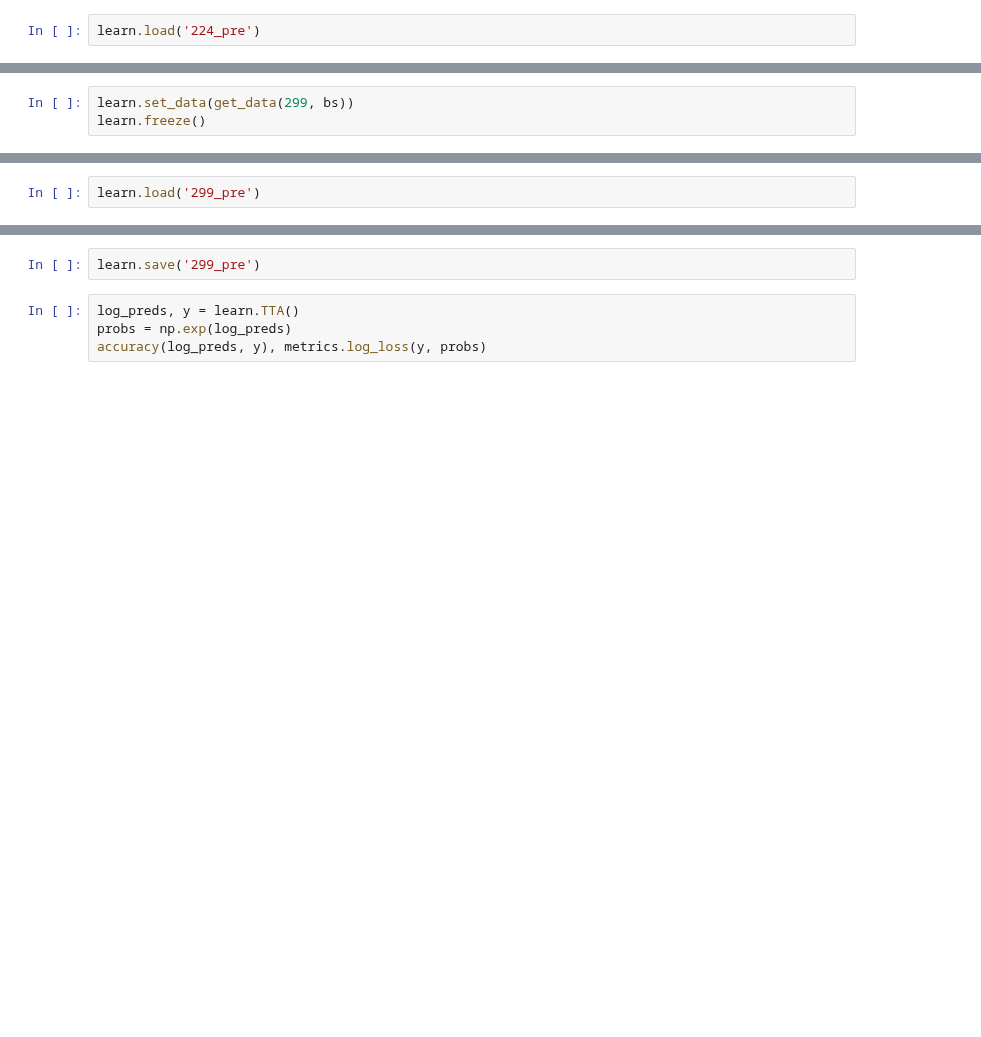
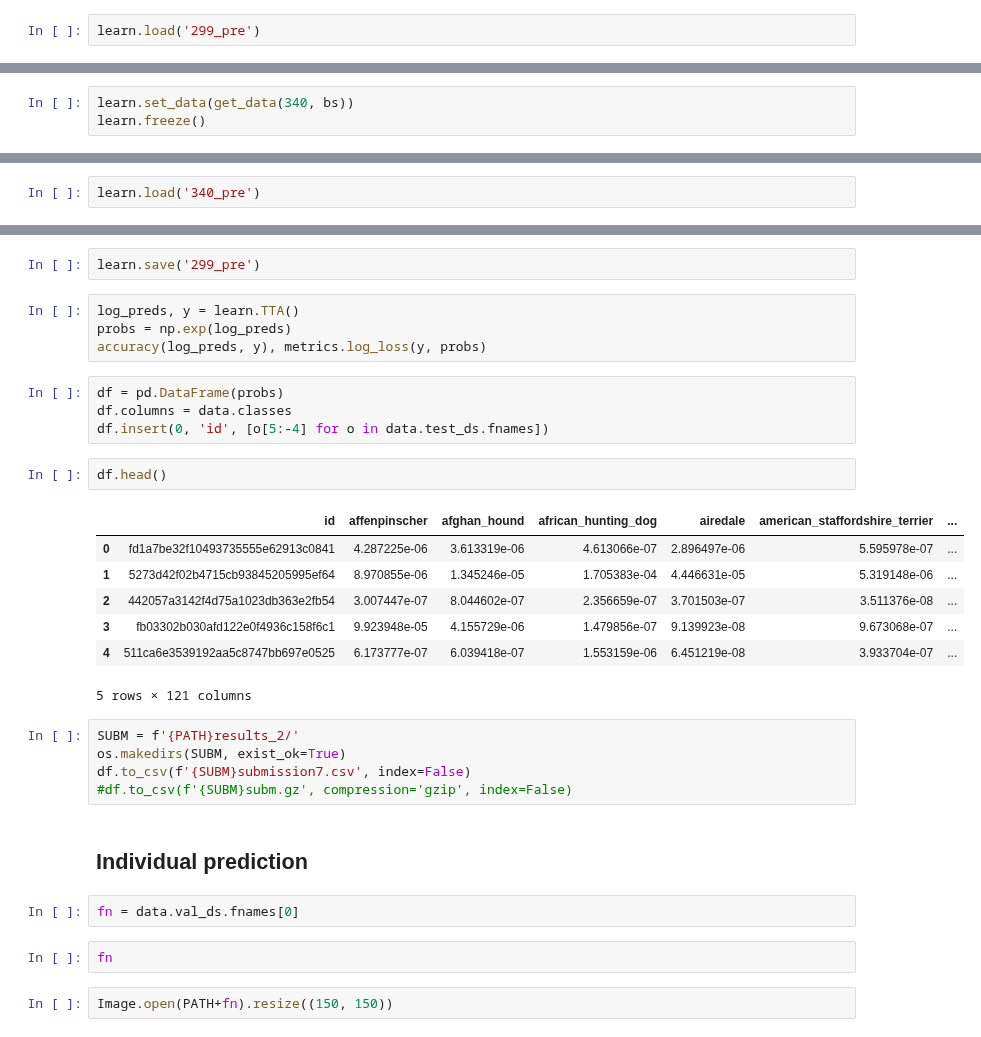
Before and after one commit to agoila/fastai, a Jupyter notebook: courses/dl1/dog-breed-Copy1.ipynb, the cells around one changed output, grey strips where cells are left out. Saved outputs shown, nothing was run; the diff lists cells and outputs as text; blank space fills up the shorter version.

```diff
--- a/courses/dl1/dog-breed-Copy1.ipynb
+++ b/courses/dl1/dog-breed-Copy1.ipynb
@@ -184,7 +143,7 @@ learn.save('224_pre')
 # %%
-learn.load('224_pre')
+learn.load('299_pre')
 # %% [markdown]
 ## Increase size
 # %%
-learn.set_data(get_data(299, bs))
+learn.set_data(get_data(340, bs))
 learn.freeze()
@@ -219,4 +176,4 @@ learn.save('299_pre')
 # %%
-learn.load('299_pre')
+learn.load('340_pre')
 # %%
 learn.fit(1e-2, 1, cycle_len=2)
@@ -283,3 +216,30 @@ learn.save('299_pre')
 log_preds, y = learn.TTA()
 probs = np.exp(log_preds)
 accuracy(log_preds, y), metrics.log_loss(y, probs)
+# %%
+df = pd.DataFrame(probs)
+df.columns = data.classes
+df.insert(0, 'id', [o[5:-4] for o in data.test_ds.fnames])
+# %%
+df.head()
+# %% [output]
+|  | id | affenpinscher | afghan_hound | african_hunting_dog | airedale | american_staffordshire_terrier | ... |
+| 0 | fd1a7be32f10493735555e62913c0841 | 4.287225e-06 | 3.613319e-06 | 4.613066e-07 | 2.896497e-06 | 5.595978e-07 | ... |
+| 1 | 5273d42f02b4715cb93845205995ef64 | 8.970855e-06 | 1.345246e-05 | 1.705383e-04 | 4.446631e-05 | 5.319148e-06 | ... |
+| 2 | 442057a3142f4d75a1023db363e2fb54 | 3.007447e-07 | 8.044602e-07 | 2.356659e-07 | 3.701503e-07 | 3.511376e-08 | ... |
+| 3 | fb03302b030afd122e0f4936c158f6c1 | 9.923948e-05 | 4.155729e-06 | 1.479856e-07 | 9.139923e-08 | 9.673068e-07 | ... |
+| 4 | 511ca6e3539192aa5c8747bb697e0525 | 6.173777e-07 | 6.039418e-07 | 1.553159e-06 | 6.451219e-08 | 3.933704e-07 | ... |
+5 rows × 121 columns
+# %%
+SUBM = f'{PATH}results_2/'
+os.makedirs(SUBM, exist_ok=True)
+df.to_csv(f'{SUBM}submission7.csv', index=False)
+#df.to_csv(f'{SUBM}subm.gz', compression='gzip', index=False)
+# %% [markdown]
+## Individual prediction
+# %%
+fn = data.val_ds.fnames[0]
+# %%
+fn
+# %%
+Image.open(PATH+fn).resize((150, 150))
```
Also changed, not shown: parts of 29 cells of this notebook, 2 other files.
